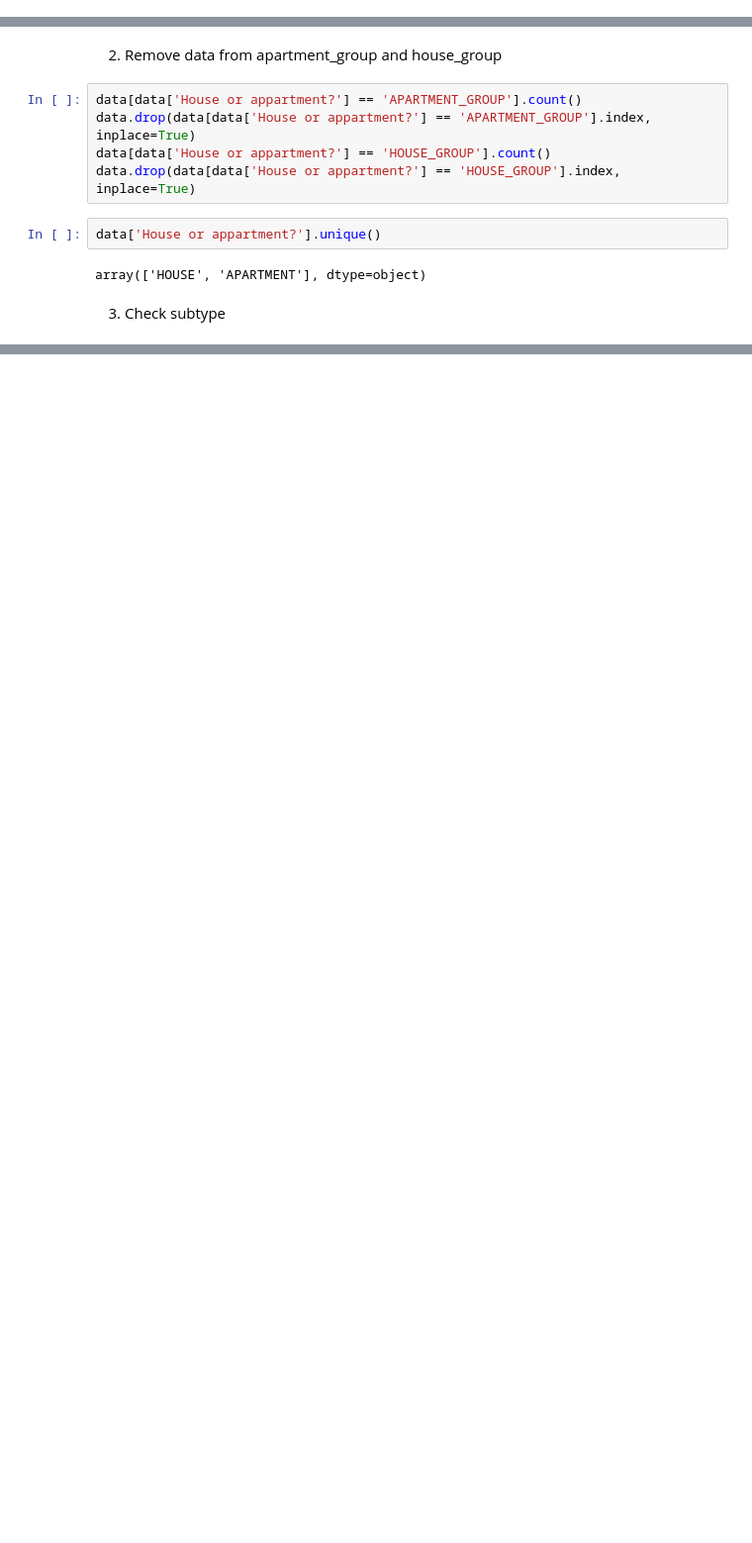
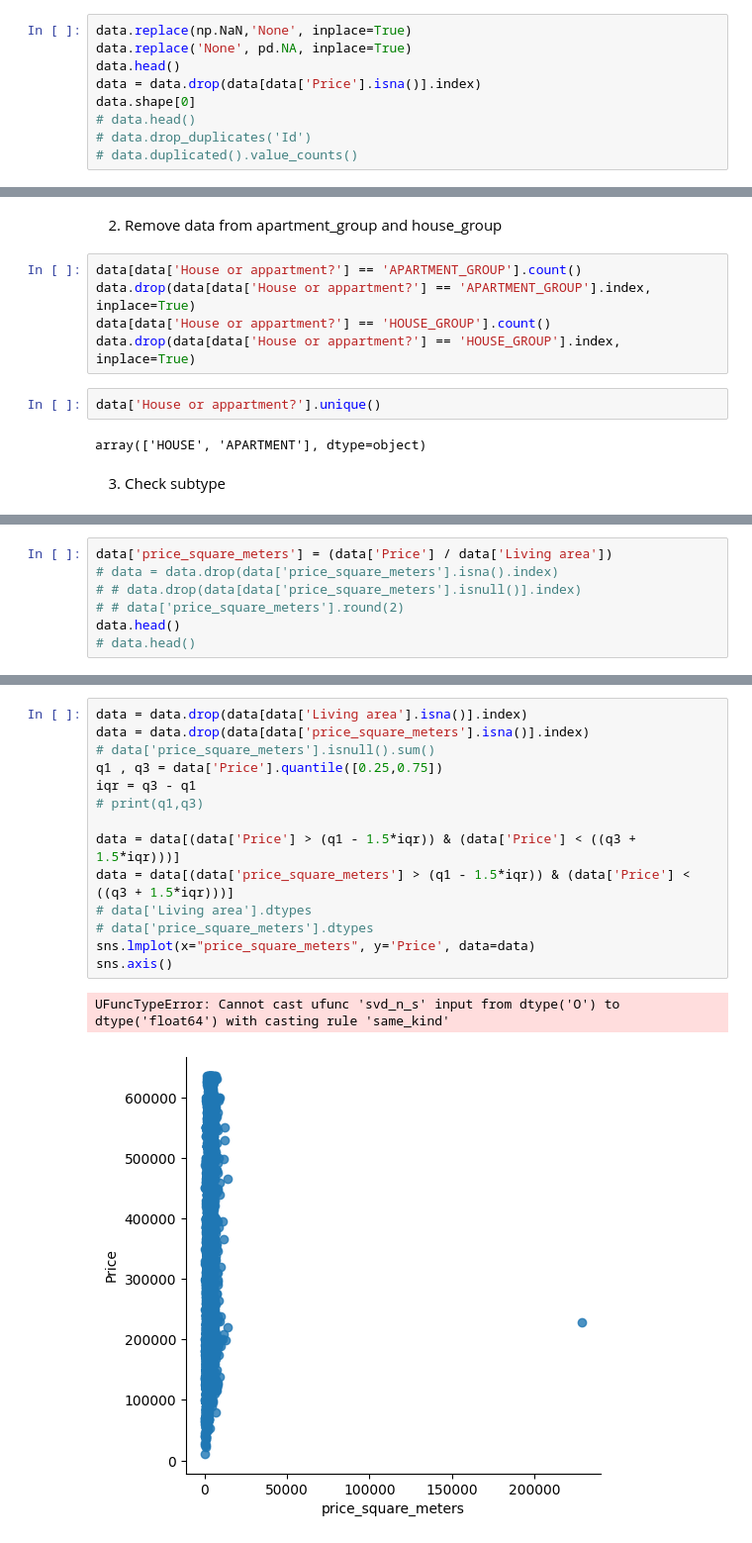
Before and after one commit to Laverdure77/immo_Eliza_Data_Analysis, a Jupyter notebook: main.ipynb, the cells around one changed output, grey strips where cells are left out. Shown at 99% size. Cells and saved outputs as stored; diff of their text form; blank space fills up the shorter version.

```diff
--- a/main.ipynb
+++ b/main.ipynb
@@ -37,0 +70,9 @@ Length: 23386, dtype: bool
+# %%
+data.replace(np.NaN,'None', inplace=True)
+data.replace('None', pd.NA, inplace=True)
+data.head()
+data = data.drop(data[data['Price'].isna()].index)
+data.shape[0]
+# data.head()
+# data.drop_duplicates('Id')
+# data.duplicated().value_counts()
@@ -62,0 +111,7 @@ NameError: name 'data' is not defined
+# %%
+data['price_square_meters'] = (data['Price'] / data['Living area'])
+# data = data.drop(data['price_square_meters'].isna().index)
+# # data.drop(data[data['price_square_meters'].isnull()].index)
+# # data['price_square_meters'].round(2)
+data.head()
+# data.head()
@@ -62,0 +125,17 @@ NameError: name 'data' is not defined
+# %%
+data = data.drop(data[data['Living area'].isna()].index)
+data = data.drop(data[data['price_square_meters'].isna()].index)
+# data['price_square_meters'].isnull().sum()
+q1 , q3 = data['Price'].quantile([0.25,0.75])
+iqr = q3 - q1
+# print(q1,q3)
+
+data = data[(data['Price'] > (q1 - 1.5*iqr)) & (data['Price'] < ((q3 + 1.5*iqr)))]
+data = data[(data['price_square_meters'] > (q1 - 1.5*iqr)) & (data['Price'] < ((q3 + 1.5*iqr)))]
+# data['Living area'].dtypes
+# data['price_square_meters'].dtypes
+sns.lmplot(x="price_square_meters", y='Price', data=data)
+sns.axis()
+# %% [output]
+UFuncTypeError: Cannot cast ufunc 'svd_n_s' input from dtype('O') to dtype('float64') with casting rule 'same_kind'
+[figure, added]
```
Also changed, not shown: parts of 13 cells of this notebook.
